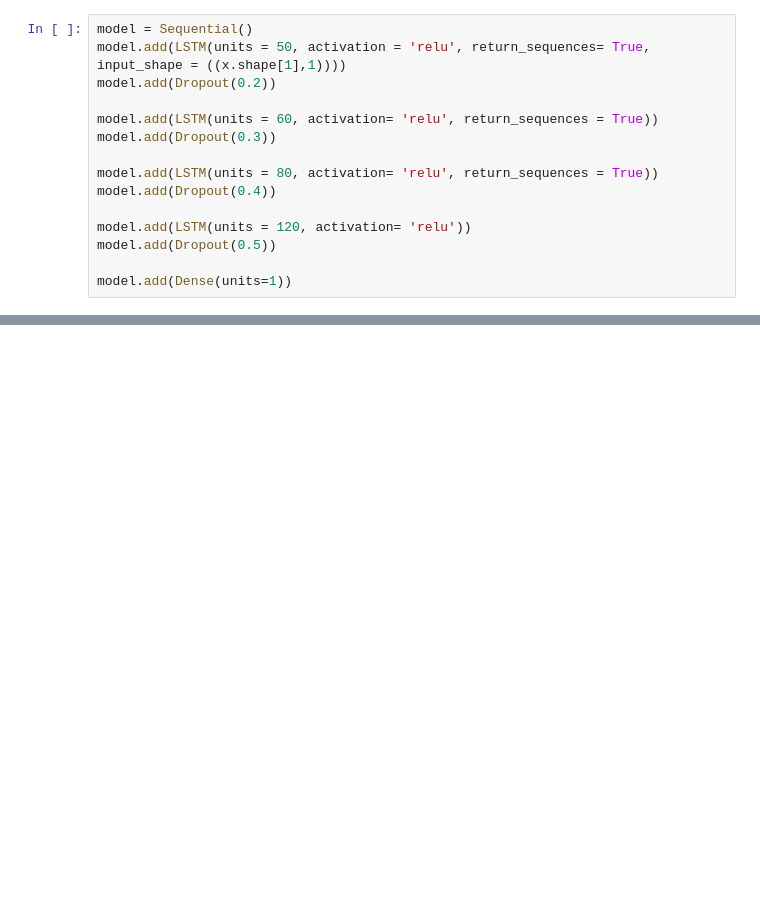
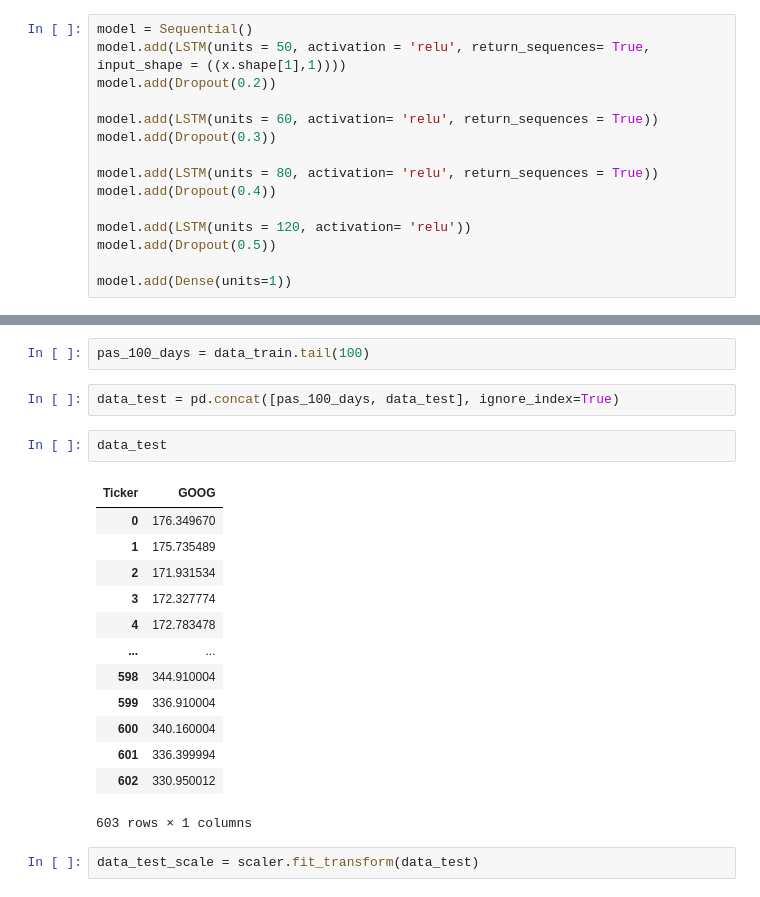
Before and after one commit to LohiaYash/StockPrice, a Jupyter notebook: StockPrice.ipynb, the cells around one changed output, grey strips where cells are left out. Cells and saved outputs as stored; diff of their text form; blank space fills up the shorter version.

```diff
--- a/StockPrice.ipynb
+++ b/StockPrice.ipynb
@@ -160,3 +160,25 @@ Model: "sequential_3"
  Trainable params: 178,761 (698.29 KB)
  Non-trainable params: 0 (0.00 B)
  Optimizer params: 357,524 (1.36 MB)
+# %%
+pas_100_days = data_train.tail(100)
+# %%
+data_test = pd.concat([pas_100_days, data_test], ignore_index=True)
+# %%
+data_test
+# %% [output]
+| Ticker | GOOG |
+| 0 | 176.349670 |
+| 1 | 175.735489 |
+| 2 | 171.931534 |
+| 3 | 172.327774 |
+| 4 | 172.783478 |
+| ... | ... |
+| 598 | 344.910004 |
+| 599 | 336.910004 |
+| 600 | 340.160004 |
+| 601 | 336.399994 |
+| 602 | 330.950012 |
+603 rows × 1 columns
+# %%
+data_test_scale = scaler.fit_transform(data_test)
```
Also changed, not shown: parts of 11 cells of this notebook.
